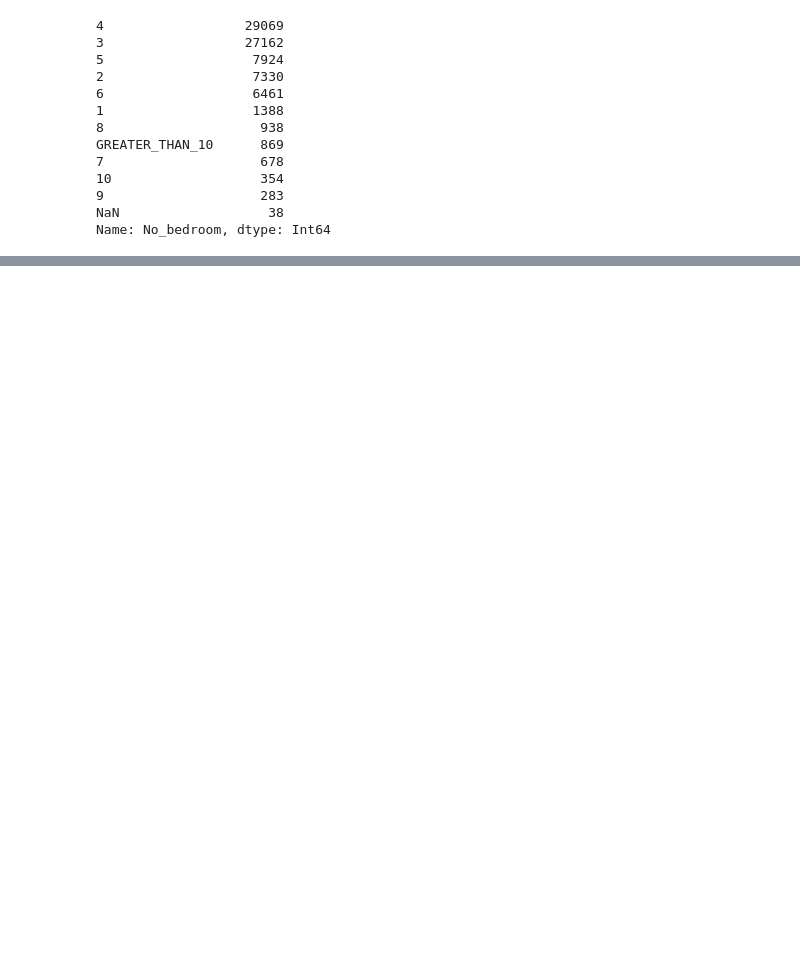
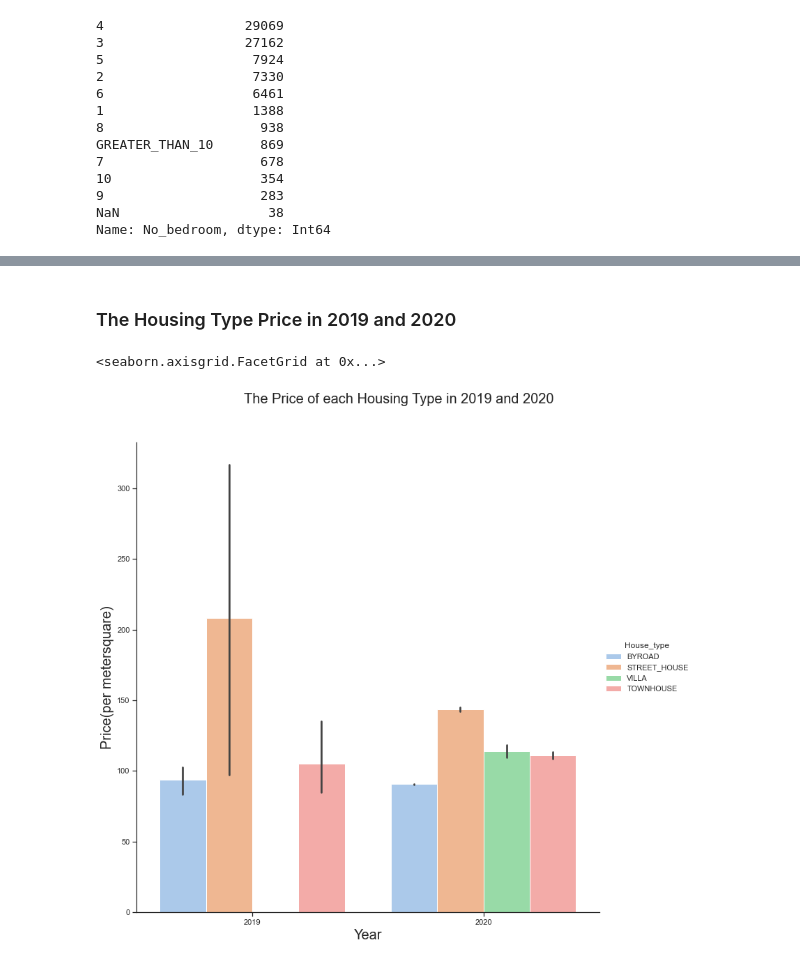
Before and after one commit to tnathu-ai/Classify-House-Price-Ranges-Hanoi, a Jupyter notebook: clean_data.ipynb, the cells around one changed output, grey strips where cells are left out. Drawn from its saved outputs; the diff is of its cells as text; code cells hidden in the pictures; blank space fills up the shorter version.

```diff
--- a/clean_data.ipynb
+++ b/clean_data.ipynb
@@ -704,0 +864,12 @@ Index(['District', 'Ward', 'House_type', 'Legal_documents', 'No_floor',
+# %% [markdown]
+### The Housing Type Price in 2019 and 2020
+# %%
+sns.set_theme(style="ticks", palette="pastel") #choose pastel color
+plot = sns.catplot(data=df, kind="bar", x="Year", y="Price", hue="House_type", height = 10)
+plot.fig.suptitle("The Price of each Housing Type in 2019 and 2020", fontsize=20,
+                  fontdict={"weight": "bold"}, y=1.08)
+plot.set_xlabels("Year", fontsize = 20)
+plot.set_ylabels("Price(per metersquare)", fontsize = 20)
+# %% [output]
+<seaborn.axisgrid.FacetGrid at 0x...>
+[figure, added]
```
Also changed, not shown: parts of 77 cells of this notebook, 2 other files.
